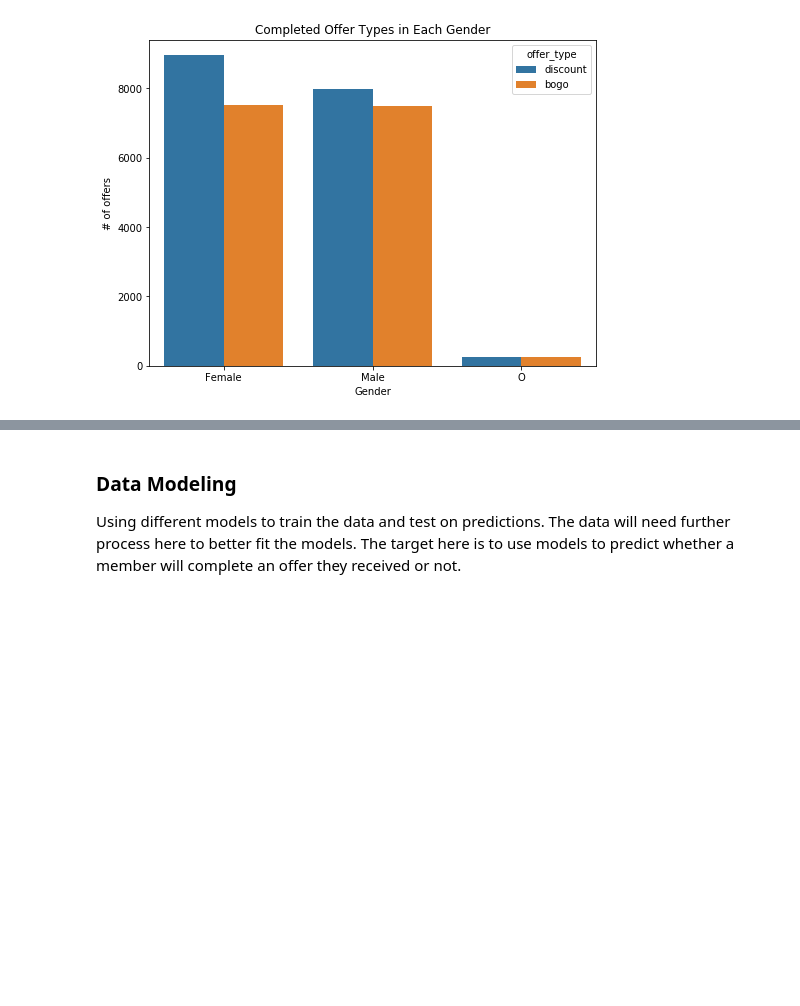
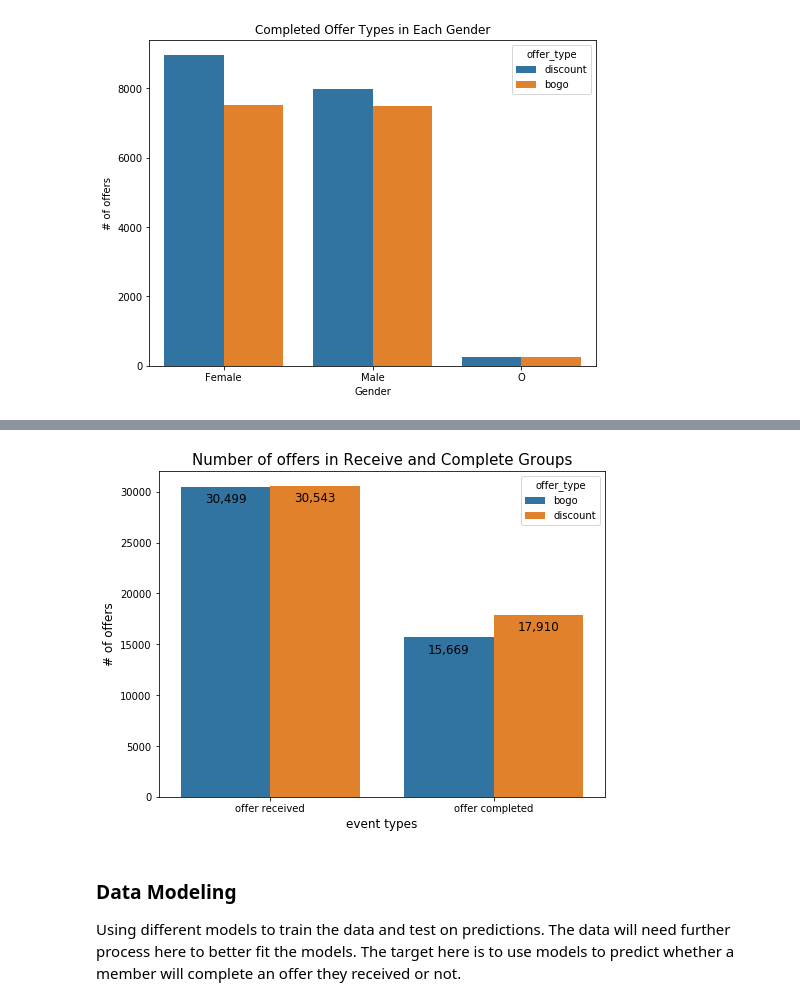
Before and after one commit to catherinecao123/DS_Starbucks-Capstone-Project, a Jupyter notebook: Starbucks_Capstone_notebook.ipynb, the cells around one changed output, grey strips where cells are left out. Drawn from its saved outputs; the diff is of its cells as text; code cells hidden in the pictures; blank space fills up the shorter version.

```diff
--- a/Starbucks_Capstone_notebook.ipynb
+++ b/Starbucks_Capstone_notebook.ipynb
@@ -683,0 +752,4 @@ plt.show();
+# %%
+df_count=df_m.groupby(["event","offer_type"])["customer_id"].agg(["count"], axis="columns").reset_index()
+df_count=data_df.sort_values(by=["event"], ascending=False)
+df_count
@@ -684,3 +762,21 @@ plt.show();
+# %%
+# use seaborn to plot the number of offer types in each event group: offer received and offer completed
+plt.figure(figsize=(8, 6))
+splot = sn.barplot(x="event", y="count", hue="offer_type", data=df_count)
+# set x, y labels and label sizes and add chart titles
+plt.ylabel("# of offers", size=12)
+plt.xlabel("event types", size=12)
+plt.title("Number of offers in Receive and Complete Groups", size=15)
+# add annotation for the grouped bar chart
+for p in splot.patches:
+    splot.annotate(format(round(p.get_height()), ',.0f'),
+                   (p.get_x() + p.get_width() / 2., p.get_height()),
+                   ha='center', va='center',
+                   size=12,
+                   xytext=(0, -12),
+                   textcoords='offset points')
+# %% [output]
+[figure, added]
 # %% [markdown]
 ### Data Modeling
 Using different models to train the data and test on predictions. The data will need further process here to better fit the models. The target here is to use models to predict whether a member will complete an offer they received or not.
```
Also changed, not shown: parts of 23 cells of this notebook.
